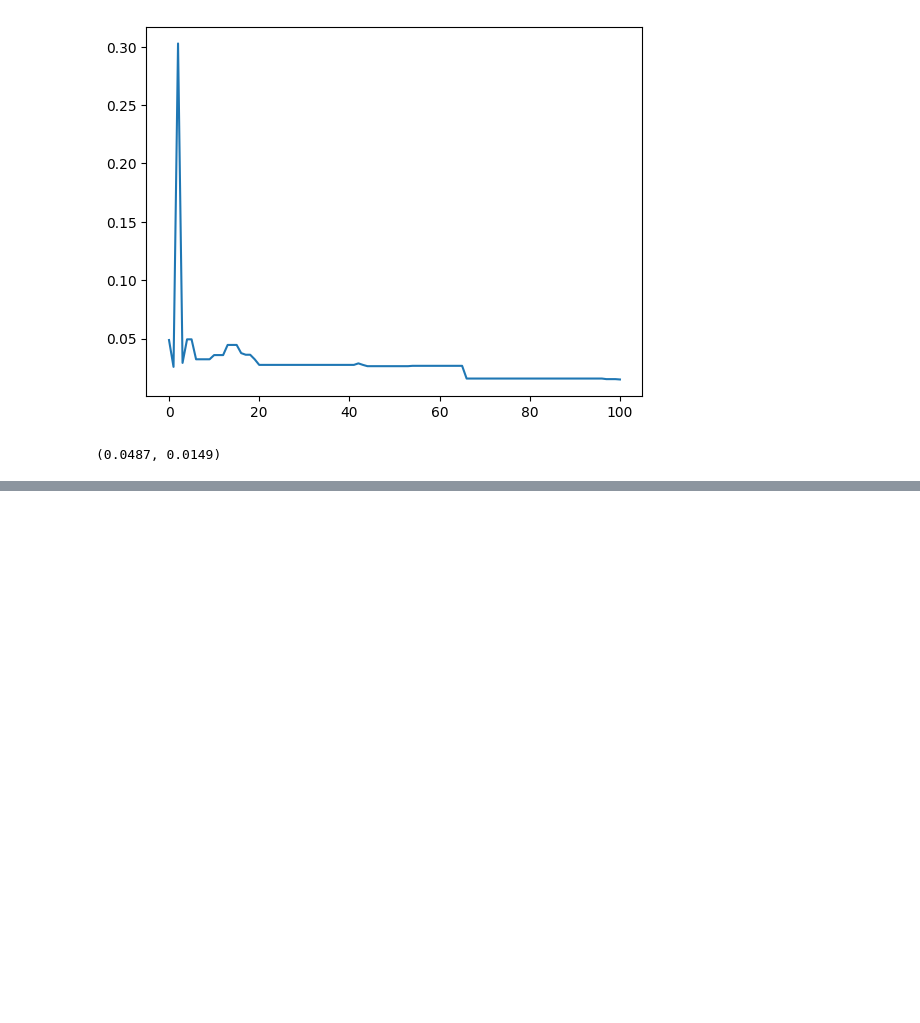
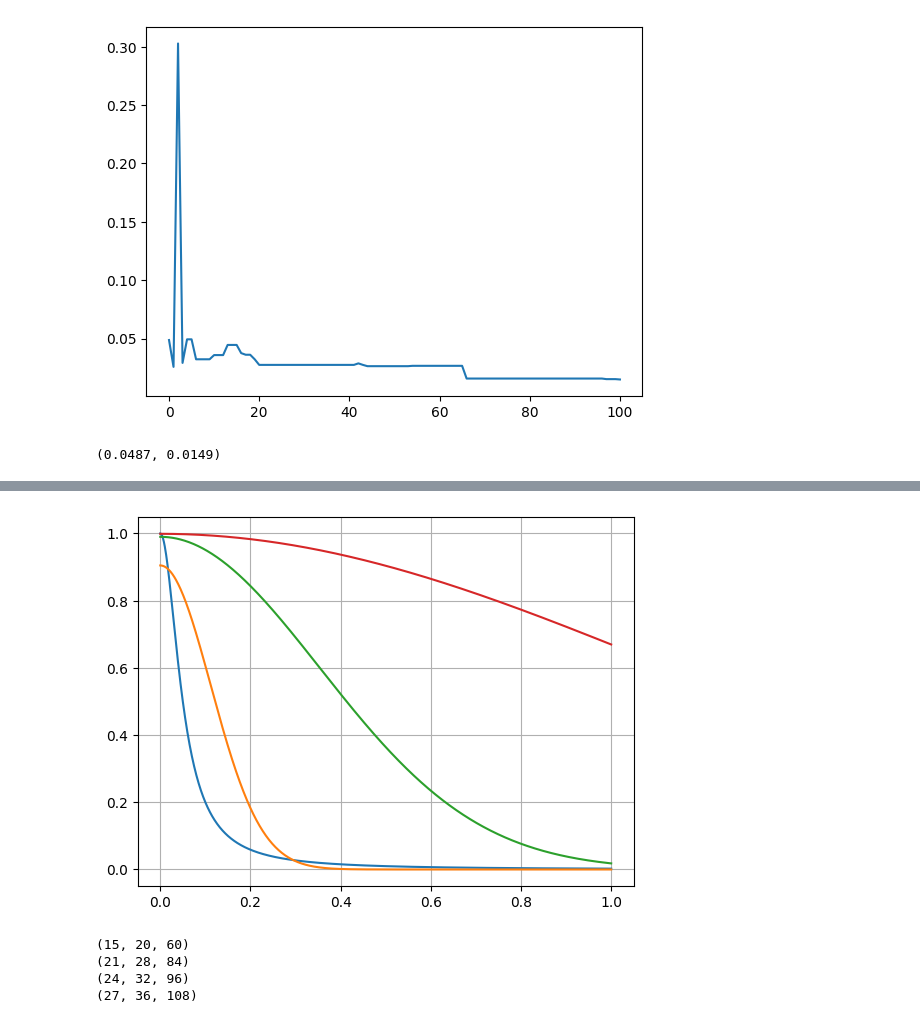
Before and after one commit to BrunoCAF/ps-hgp-qec, a Jupyter notebook: python/testing.ipynb, the cells around one changed output, grey strips where cells are left out. Saved outputs shown, nothing was run; the diff lists cells and outputs as text; code cells hidden in the pictures; blank space fills up the shorter version.

```diff
--- a/python/testing.ipynb
+++ b/python/testing.ipynb
@@ -872,0 +913,42 @@ cost_history[0], cost_history[-1]
+# %%
+a = 400.
+t = np.linspace(0., 1., 1000)
+plt.plot(t, 1/(1 + a*t**2))
+plt.plot(t, np.exp(-(1e-1)*(1+a*t**2)))
+plt.plot(t, np.exp(-(1e-2)*(1+a*t**2)))
+plt.plot(t, np.exp(-(1e-3)*(1+a*t**2)))
+plt.grid('minor')
+# %% [output]
+[figure, added]
+# %%
+# x = np.array(list(env.state.edges(data=False))).flatten()
+
+# B = nx.MultiGraph()
+# B.add_nodes_from(np.arange(m), bipartite=0)
+# B.add_nodes_from(np.arange(m+1, m+n), bipartite=1)
+# B.add_edges_from([tuple(r) for r in x.reshape(-1, 2)])
+
+# B.edges(data=False)
+
+
+# with h5py.File("sim_ann.hdf5", "w") as f:
+#     for code in codes:
+#         grp = f.create_dataset(f"sim_ann/{code}", (100,), dtype=np.uint8)
+#         grp.attrs['cost'] = 0.0
+#     print(f['sim_ann/[625,25]'])
+#     print(grp.attrs['cost'])
+
+# np.array(sorted(new_state.edges(data=False))).shape
+
+# np.array(sorted(new_state.edges(data=False)))
+diam = lambda arr: np.max(arr) - np.min(arr) + 1
+for i in range(4):
+    new_state = load_tanner_graph(textfiles[i])
+    m, n = np.apply_along_axis(diam, 0, np.array(sorted(new_state.edges(data=False))))
+    E = len(np.array(sorted(new_state.edges(data=False))))
+    print((m, n, E))
+# %% [output]
+(15, 20, 60)
+(21, 28, 84)
+(24, 32, 96)
+(27, 36, 108)
```
Also changed, not shown: parts of 8 cells of this notebook, 4 other files.
